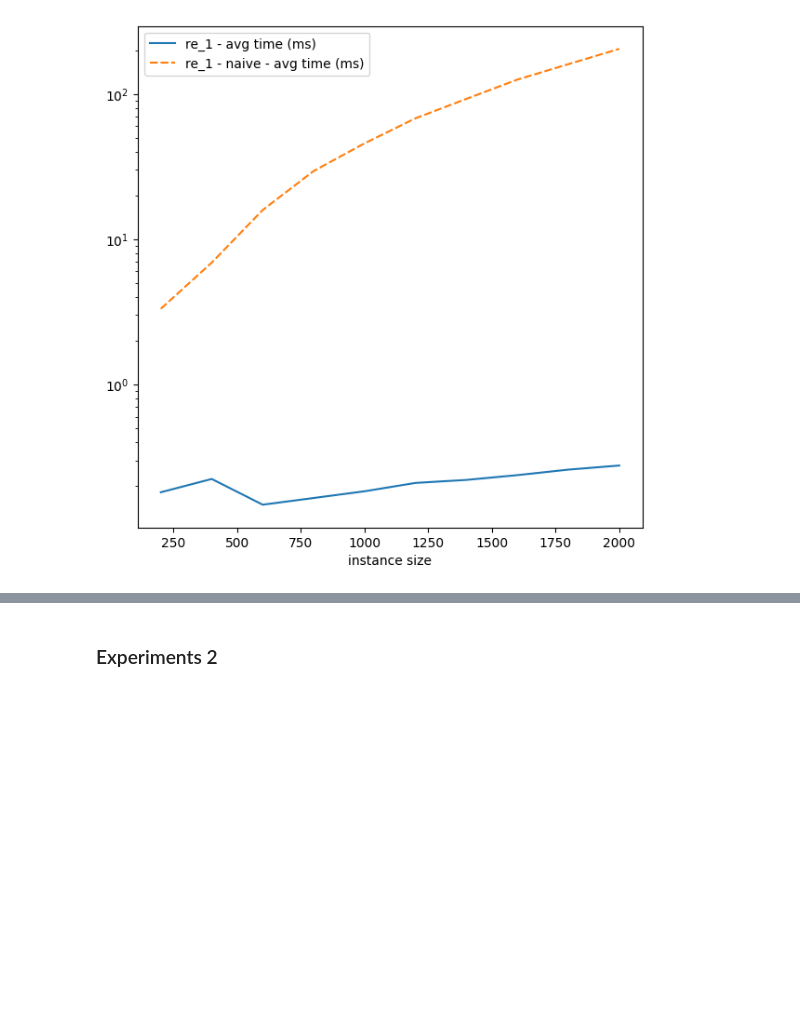
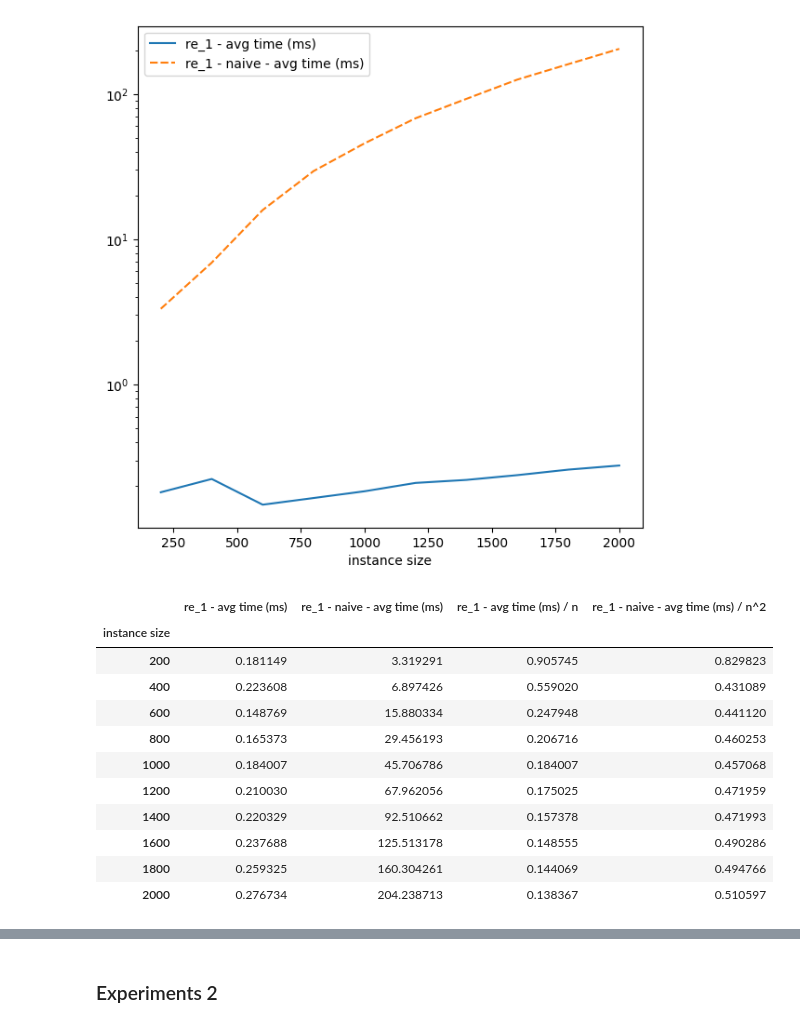
Before and after one commit to tomasmiguez/tp-tleng, a Jupyter notebook: experiments/tp1_experiments.ipynb, the cells around one changed output, grey strips where cells are left out. Drawn from its saved outputs; the diff is of its cells as text; code cells hidden in the pictures; blank space fills up the shorter version.

```diff
--- a/experiments/tp1_experiments.ipynb
+++ b/experiments/tp1_experiments.ipynb
@@ -174,3 +174,23 @@ plt.savefig(f'{GRAPHICS_DIR}/exp1_re_1_log_times.png')
 # %% [output]
 [figure]
 [figure]
+# %%
+exp1_aux_df = exp1_df.copy()
+exp1_aux_df = exp1_aux_df.reset_index()
+exp1_aux_df['re_1 - avg time (ms) / n'] = 1000 * (exp1_aux_df['re_1 - avg time (ms)'] / exp1_aux_df['instance size'])
+exp1_aux_df['re_1 - naive - avg time (ms) / n^2'] = 10000 * (exp1_aux_df['re_1 - naive - avg time (ms)'] / exp1_aux_df['instance size']**2)
+exp1_aux_df = exp1_aux_df.set_index('instance size')
+exp1_aux_df
+# %% [output]
+|  | re_1 - avg time (ms) | re_1 - naive - avg time (ms) | re_1 - avg time (ms) / n | re_1 - naive - avg time (ms) / n^2 |
+| instance size |  |  |  |  |
+| 200 | 0.181149 | 3.319291 | 0.905745 | 0.829823 |
+| 400 | 0.223608 | 6.897426 | 0.559020 | 0.431089 |
+| 600 | 0.148769 | 15.880334 | 0.247948 | 0.441120 |
+| 800 | 0.165373 | 29.456193 | 0.206716 | 0.460253 |
+| 1000 | 0.184007 | 45.706786 | 0.184007 | 0.457068 |
+| 1200 | 0.210030 | 67.962056 | 0.175025 | 0.471959 |
+| 1400 | 0.220329 | 92.510662 | 0.157378 | 0.471993 |
+| 1600 | 0.237688 | 125.513178 | 0.148555 | 0.490286 |
+| 1800 | 0.259325 | 160.304261 | 0.144069 | 0.494766 |
+| 2000 | 0.276734 | 204.238713 | 0.138367 | 0.510597 |
```
Also changed, not shown: parts of 14 cells of this notebook, 14 other files.
